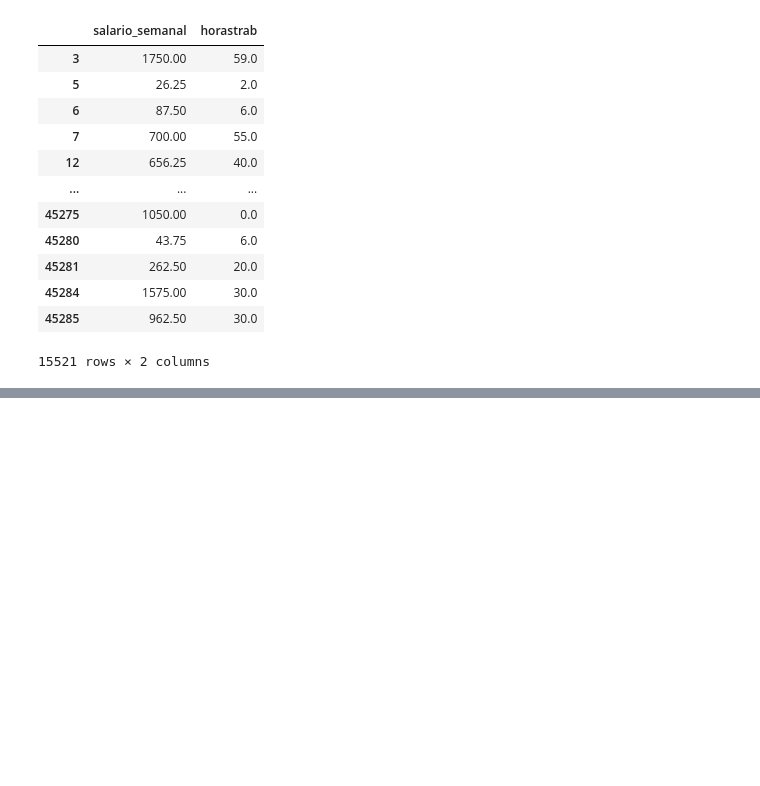
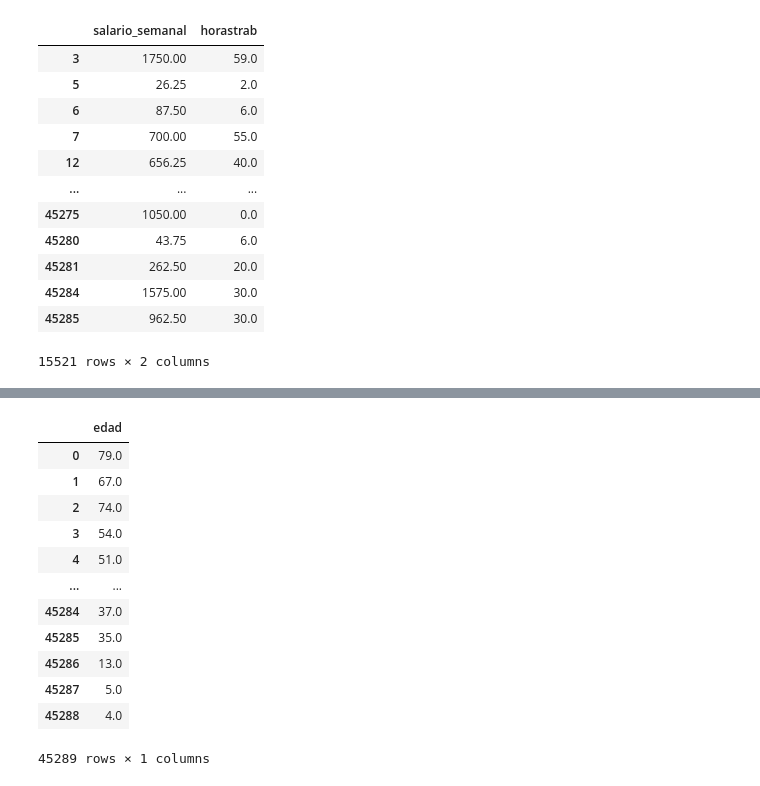
Before and after one commit to jtomasello247/Big_Data_TP3_Grupo13, a Jupyter notebook: TP3.ipynb, the cells around one changed output, grey strips where cells are left out. Cells and saved outputs as stored; diff of their text form; code cells hidden in the pictures; blank space fills up the shorter version.

```diff
--- a/TP3.ipynb
+++ b/TP3.ipynb
@@ -857,0 +871,18 @@ InvalidIndexError: Reindexing only valid with uniquely valued Index objects
+# %%
+edad =df2004[["ch06"]]
+edad = edad.rename(columns={"ch06": "edad"})
+edad
+# %% [output]
+|  | edad |
+| 0 | 79.0 |
+| 1 | 67.0 |
+| 2 | 74.0 |
+| 3 | 54.0 |
+| 4 | 51.0 |
+| ... | ... |
+| 45284 | 37.0 |
+| 45285 | 35.0 |
+| 45286 | 13.0 |
+| 45287 | 5.0 |
+| 45288 | 4.0 |
+45289 rows × 1 columns
```
Also changed, not shown: parts of 2 cells of this notebook.
